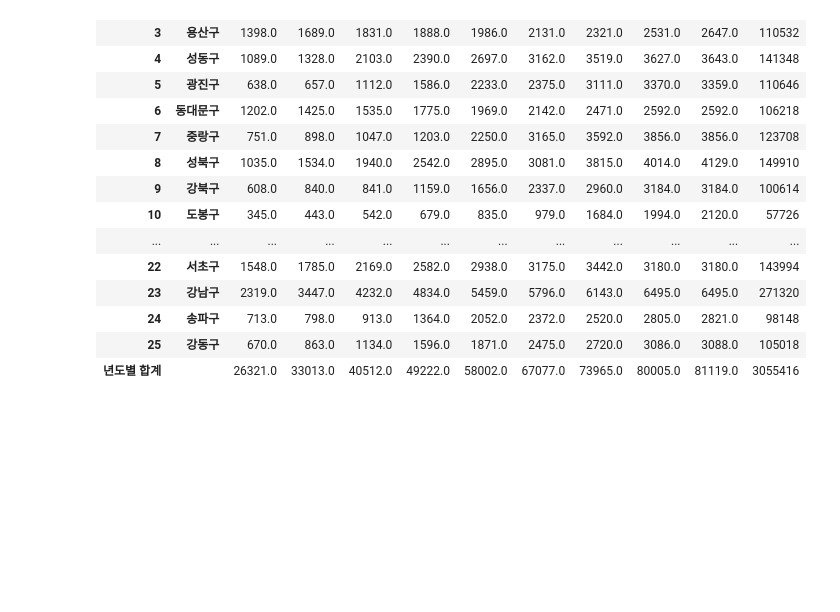
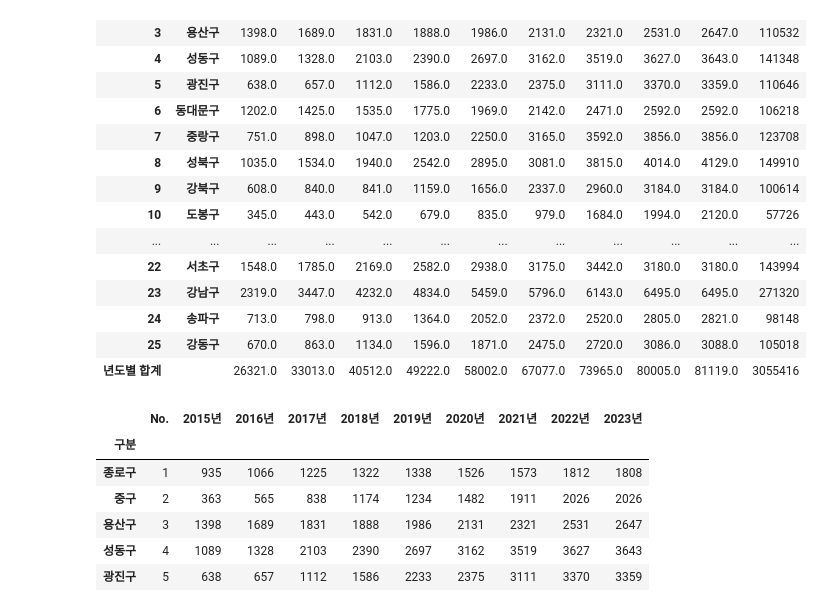
Before and after one commit to lione78/DataAnalysis-2023.09, a Jupyter notebook: 02.Pandas/99.연습.ipynb, the cells around one changed output. Drawn from its saved outputs; the diff is of its cells as text; code cells hidden in the pictures; blank space fills up the shorter version.

```diff
--- a/02.Pandas/99.연습.ipynb
+++ b/02.Pandas/99.연습.ipynb
@@ -173,3 +212,14 @@ See the caveats in the documentation: https://pandas.pydata.org/pandas-docs/stab
 | 24 | 송파구 | 713.0 | 798.0 | 913.0 | 1364.0 | 2052.0 | 2372.0 | 2520.0 | 2805.0 | 2821.0 | 98148 |
 | 25 | 강동구 | 670.0 | 863.0 | 1134.0 | 1596.0 | 1871.0 | 2475.0 | 2720.0 | 3086.0 | 3088.0 | 105018 |
 | 년도별 합계 |  | 26321.0 | 33013.0 | 40512.0 | 49222.0 | 58002.0 | 67077.0 | 73965.0 | 80005.0 | 81119.0 | 3055416 |
+# %%
+cctv_df_1 = pd.read_csv('data/서울시 자치구 연도별 방범용 CCTV 운영 현황_230630기준.csv', encoding='EUC-KR', index_col='구분', thousands=',')
+cctv_df_1.head()
+# %% [output]
+|  | No. | 2015년 | 2016년 | 2017년 | 2018년 | 2019년 | 2020년 | 2021년 | 2022년 | 2023년 |
+| 구분 |  |  |  |  |  |  |  |  |  |  |
+| 종로구 | 1 | 935 | 1066 | 1225 | 1322 | 1338 | 1526 | 1573 | 1812 | 1808 |
+| 중구 | 2 | 363 | 565 | 838 | 1174 | 1234 | 1482 | 1911 | 2026 | 2026 |
+| 용산구 | 3 | 1398 | 1689 | 1831 | 1888 | 1986 | 2131 | 2321 | 2531 | 2647 |
+| 성동구 | 4 | 1089 | 1328 | 2103 | 2390 | 2697 | 3162 | 3519 | 3627 | 3643 |
+| 광진구 | 5 | 638 | 657 | 1112 | 1586 | 2233 | 2375 | 3111 | 3370 | 3359 |
```
Also changed, not shown: parts of 10 cells of this notebook, 10 other files.
